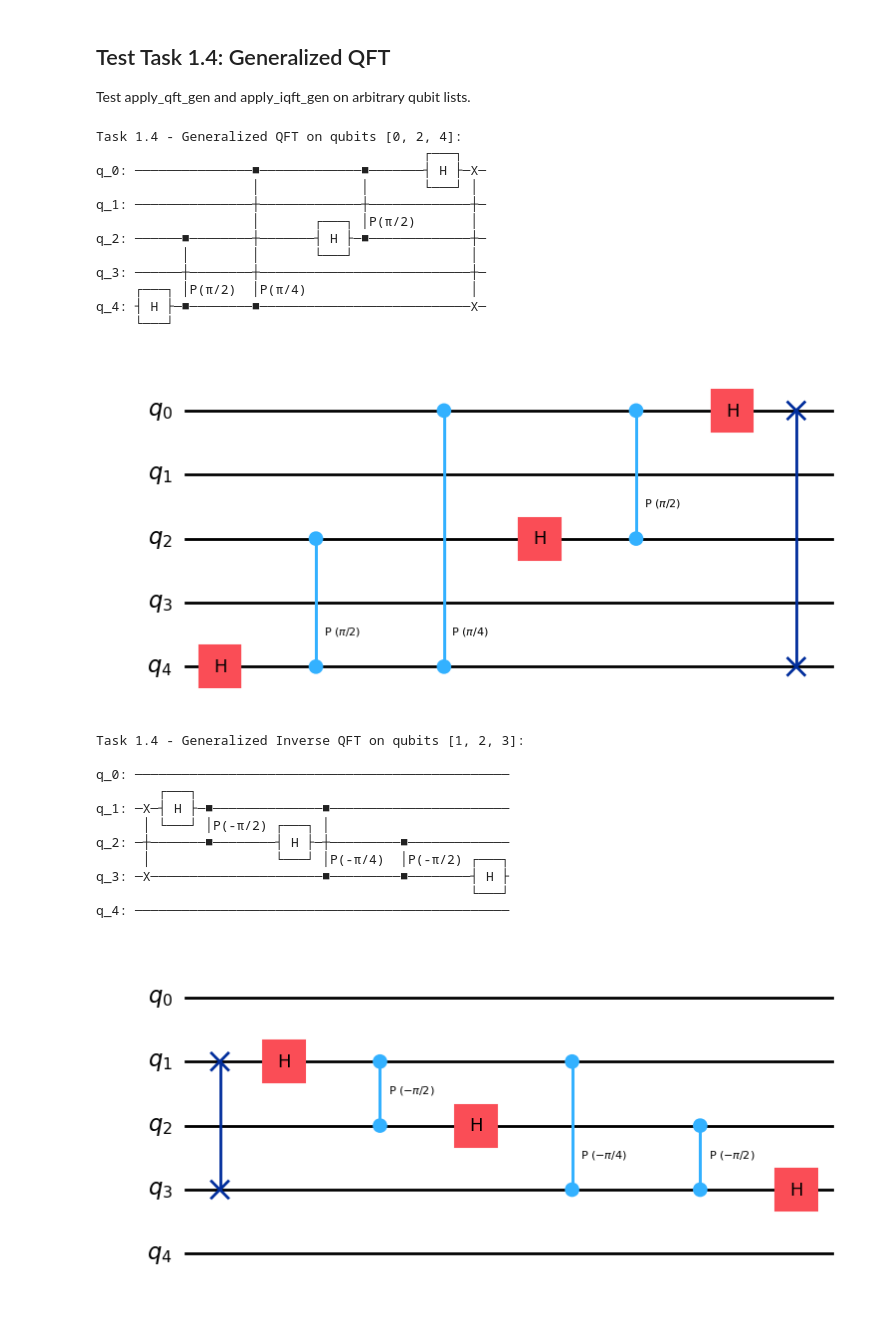
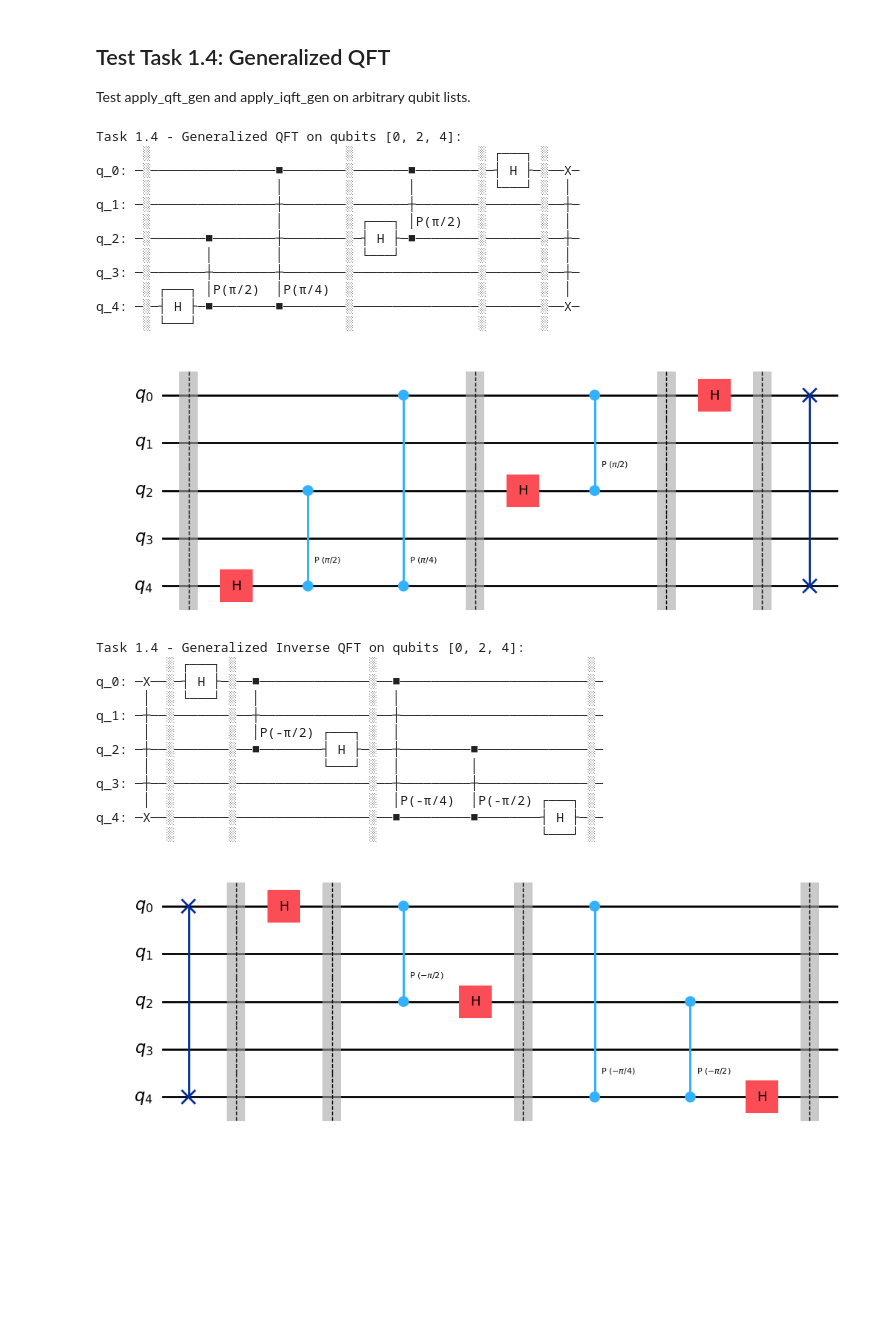
Before and after one commit to ImanDashtpeyma/quantum-programming, a Jupyter notebook: Assignment03/question1_qft.ipynb, the cells around one changed output. Cells and saved outputs as stored; diff of their text form; code cells hidden in the pictures; blank space fills up the shorter version.

Commit message:
Update QFT and classical-to-quantum implementations

```diff
--- a/Assignment03/question1_qft.ipynb
+++ b/Assignment03/question1_qft.ipynb
@@ -110,12 +111,12 @@ Generalize QFT and Inverse QFT to work on arbitrary lists of qubits.
 def apply_qft_gen(qubits, circuit):
     """
     Apply QFT on the qubits specified in the list.
+    """
 
-    Args:
-        qubits: List of qubit indices to apply QFT to
-        circuit: QuantumCircuit to modify
-    """
     n = len(qubits)
+
+    # Initial barrier
+    circuit.barrier()
 
     # For each qubit j from n-1 down to 0
     for j in range(n-1, -1, -1):
@@ -127,6 +128,9 @@ def apply_qft_gen(qubits, circuit):
             # Phase shift: π/2^(j-k)
             circuit.cp(np.pi / 2**(j-k), qubits[k], qubits[j])
 
+        # Barrier after each qubit's operations
+        circuit.barrier()
+
     # Swap qubits to reverse the order
     for i in range(n // 2):
         circuit.swap(qubits[i], qubits[n - i - 1])
@@ -137,26 +141,28 @@ def apply_qft_gen(qubits, circuit):
 def apply_iqft_gen(qubits, circuit):
     """
     Apply Inverse QFT on the qubits specified in the list.
+    """
 
-    Args:
-        qubits: List of qubit indices to apply Inverse QFT to
-        circuit: QuantumCircuit to modify
-    """
     n = len(qubits)
 
     # First, swap qubits
     for i in range(n // 2):
         circuit.swap(qubits[i], qubits[n - i - 1])
 
+    circuit.barrier()
+
     # Apply inverse rotations in reverse order
     for j in range(n):
-        # Apply inverse controlled phase gates
+        # Apply inverse controlled phase gates FIRST
         for k in range(j):
             # Negative phase shift: -π/2^(j-k)
             circuit.cp(-np.pi / 2**(j-k), qubits[k], qubits[j])
 
-        # Apply Hadamard gate
+        # Apply Hadamard gate AFTER
         circuit.h(qubits[j])
 
+        # Barrier after each qubit's operations
+        circuit.barrier()
+
     return circuit
 # %% [markdown]
@@ -258,7 +255,7 @@ q_3: ─X───────────────────────
 
 Test apply_qft_gen and apply_iqft_gen on arbitrary qubit lists.
 # %%
-# Test generalized QFT on qubits [0, 2, 4]
+# Test generalized QFT
 circuit = QuantumCircuit(5, 0)
 qubits = [0, 2, 4]
 apply_qft_gen(qubits, circuit)
@@ -268,37 +265,38 @@ print()
 circuit.draw('mpl')
 # %% [output]
 Task 1.4 - Generalized QFT on qubits [0, 2, 4]:
-                                          ┌───┐
-q_0: ───────────────■─────────────■───────┤ H ├─X─
-                    │             │       └───┘ │
-q_1: ───────────────┼─────────────┼─────────────┼─
-                    │       ┌───┐ │P(π/2)       │
-q_2: ──────■────────┼───────┤ H ├─■─────────────┼─
-           │        │       └───┘               │
-q_3: ──────┼────────┼───────────────────────────┼─
-     ┌───┐ │P(π/2)  │P(π/4)                     │
-q_4: ┤ H ├─■────────■───────────────────────────X─
-     └───┘
+      ░                         ░                ░ ┌───┐ ░
+q_0: ─░────────────────■────────░───────■────────░─┤ H ├─░──X─
+      ░                │        ░       │        ░ └───┘ ░  │
+q_1: ─░────────────────┼────────░───────┼────────░───────░──┼─
+      ░                │        ░ ┌───┐ │P(π/2)  ░       ░  │
+q_2: ─░───────■────────┼────────░─┤ H ├─■────────░───────░──┼─
+      ░       │        │        ░ └───┘          ░       ░  │
+q_3: ─░───────┼────────┼────────░────────────────░───────░──┼─
+      ░ ┌───┐ │P(π/2)  │P(π/4)  ░                ░       ░  │
+q_4: ─░─┤ H ├─■────────■────────░────────────────░───────░──X─
+      ░ └───┘                   ░                ░       ░
-[figure, old version]
+[figure, new version]
 # %%
 # Test generalized Inverse QFT
 circuit = QuantumCircuit(5, 0)
-qubits = [1, 2, 3]
+qubits = [0, 2, 4]
 apply_iqft_gen(qubits, circuit)
 print(f"Task 1.4 - Generalized Inverse QFT on qubits {qubits}:")
 print(circuit)
 print()
 circuit.draw('mpl')
 # %% [output]
-Task 1.4 - Generalized Inverse QFT on qubits [1, 2, 3]:
-
-q_0: ────────────────────────────────────────────────
-        ┌───┐
-q_1: ─X─┤ H ├─■──────────────■───────────────────────
-      │ └───┘ │P(-π/2) ┌───┐ │
-q_2: ─┼───────■────────┤ H ├─┼─────────■─────────────
-      │                └───┘ │P(-π/4)  │P(-π/2) ┌───┐
-q_3: ─X──────────────────────■─────────■────────┤ H ├
-                                                └───┘
-q_4: ────────────────────────────────────────────────
+Task 1.4 - Generalized Inverse QFT on qubits [0, 2, 4]:
+         ░ ┌───┐ ░                 ░                           ░
+q_0: ─X──░─┤ H ├─░──■──────────────░──■────────────────────────░─
+      │  ░ └───┘ ░  │              ░  │                        ░
+q_1: ─┼──░───────░──┼──────────────░──┼────────────────────────░─
+      │  ░       ░  │P(-π/2) ┌───┐ ░  │                        ░
+q_2: ─┼──░───────░──■────────┤ H ├─░──┼─────────■──────────────░─
+      │  ░       ░           └───┘ ░  │         │              ░
+q_3: ─┼──░───────░─────────────────░──┼─────────┼──────────────░─
+      │  ░       ░                 ░  │P(-π/4)  │P(-π/2) ┌───┐ ░
+q_4: ─X──░───────░─────────────────░──■─────────■────────┤ H ├─░─
+         ░       ░                 ░                     └───┘ ░
-[figure, old version]
+[figure, new version]
```
Also changed, not shown: parts of 15 cells of this notebook, 2 other files.
